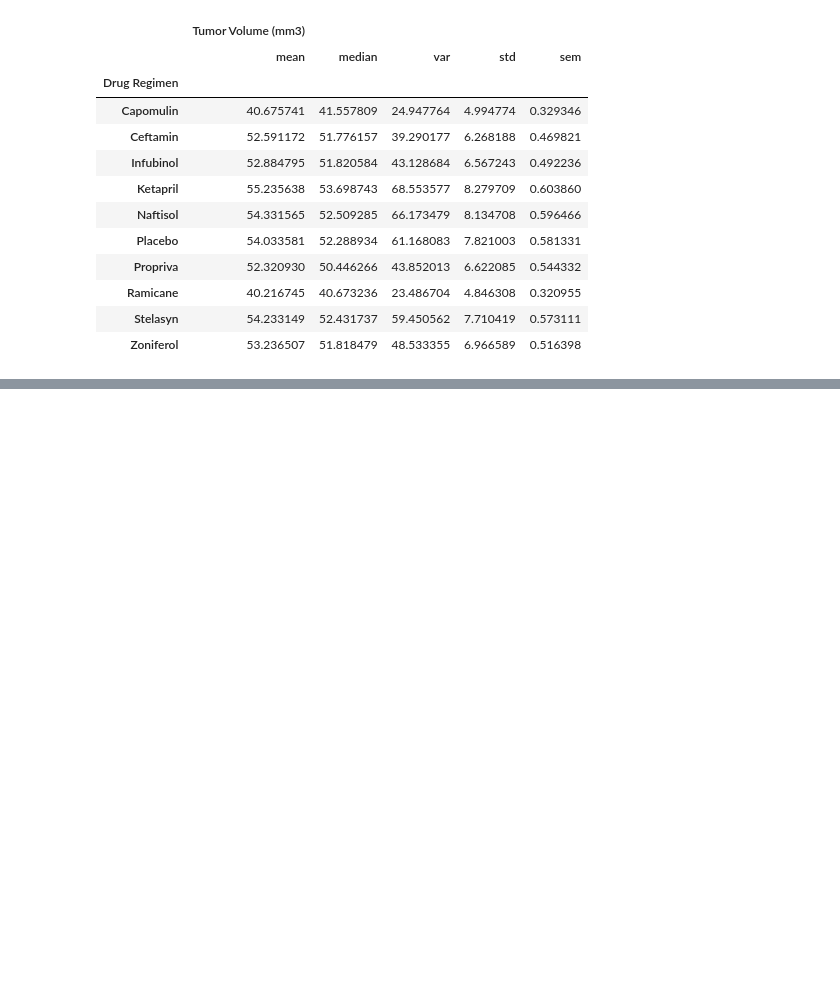
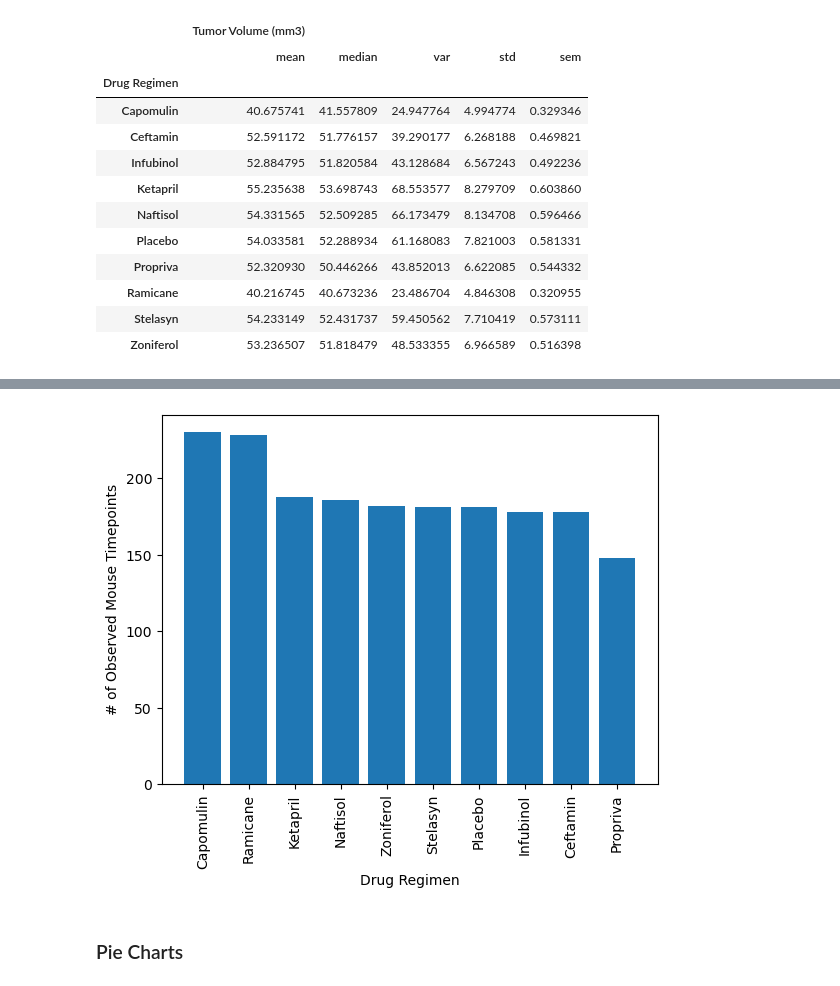
Before and after one commit to brianna-mitri/visualization-challenge, a Jupyter notebook: pymaceuticals.ipynb, the cells around one changed output, grey strips where cells are left out. Cells and saved outputs as stored; diff of their text form; code cells hidden in the pictures; blank space fills up the shorter version.

```diff
--- a/pymaceuticals.ipynb
+++ b/pymaceuticals.ipynb
@@ -118,0 +131,15 @@ summary_stats_df
+# %%
+# pyplot bar plot: show the total number of rows (Mouse ID/Timepoints) for each drug regimen
+plt.bar(drug_cnts_df.index, drug_cnts_df)
+
+# edit plot
+plt.xticks(rotation='vertical')
+plt.xlabel('Drug Regimen')
+plt.ylabel('# of Observed Mouse Timepoints')
+
+# show plot
+plt.show()
+# %% [output]
+[figure, added]
+# %% [markdown]
+### Pie Charts
```
Also changed, not shown: parts of 7 cells of this notebook.
